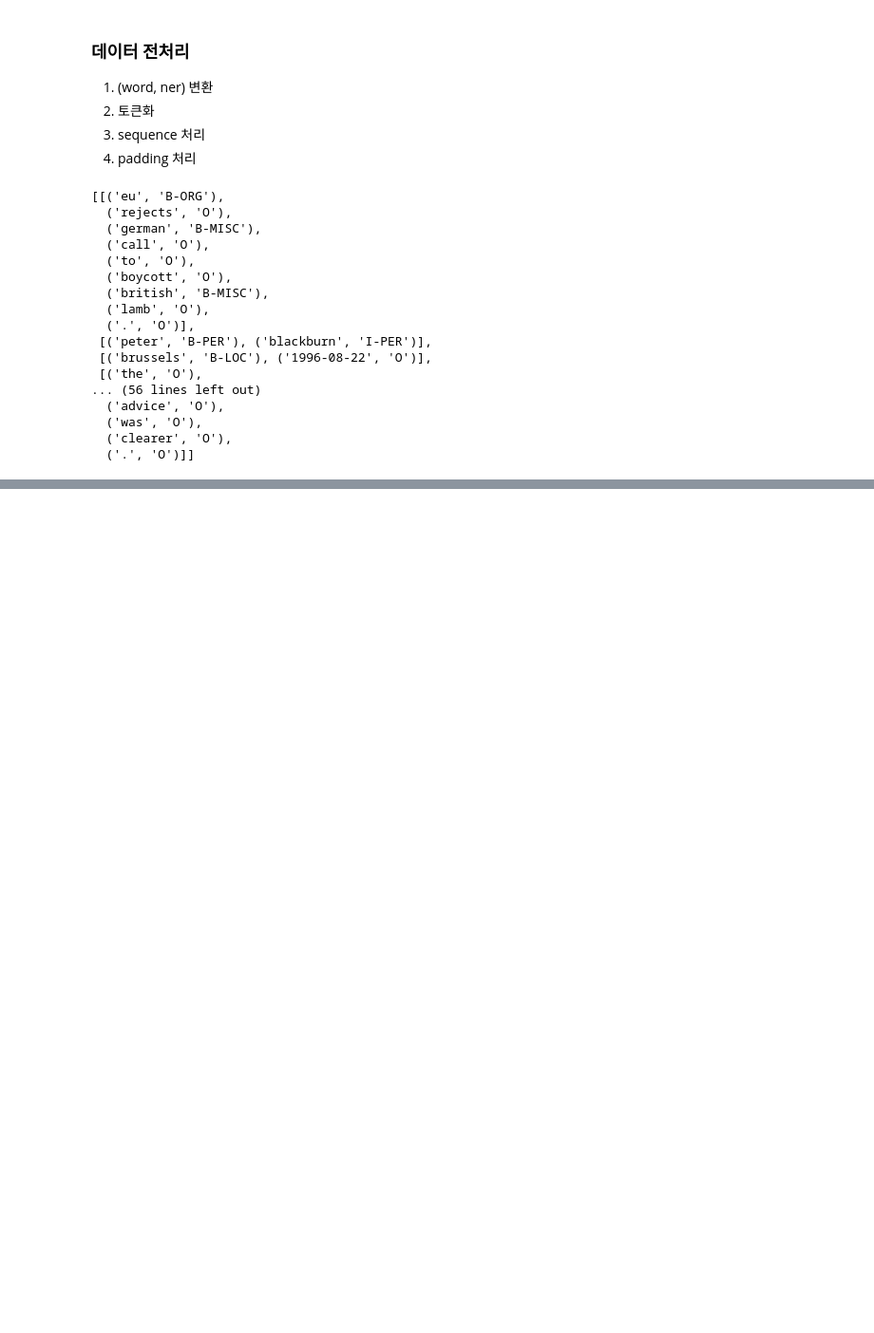
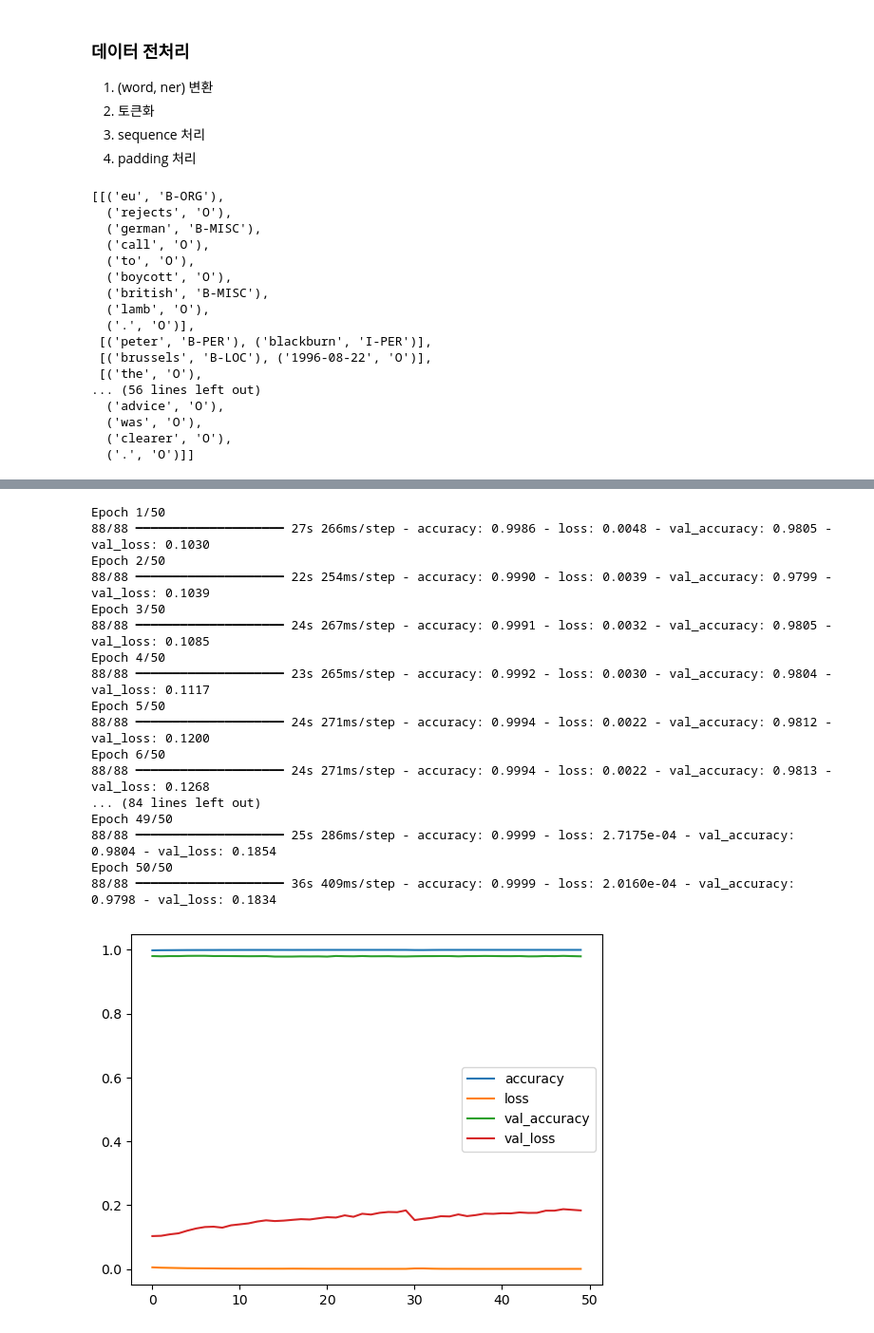
Before and after one commit to yugyeongh/encore_skn11, a Jupyter notebook: 07_nlp/05_text_classification/04_ner.ipynb, the cells around one changed output, grey strips where cells are left out. Shown at 95% size. Saved outputs shown, nothing was run; the diff lists cells and outputs as text; code cells hidden in the pictures; blank space fills up the shorter version.

```diff
--- a/07_nlp/05_text_classification/04_ner.ipynb
+++ b/07_nlp/05_text_classification/04_ner.ipynb
@@ -69,0 +111,8 @@ train_tagged_sents[:5]
+# %%
+tag_tokenizer = Tokenizer()
+tag_tokenizer.fit_on_texts(train_labels)
+
+y_train = tag_tokenizer.texts_to_sequences(train_labels)
+y_train = pad_sequences(y_train, maxlen=MAX_LEN, padding='pre', truncating='pre')
+
+tag_tokenizer.index_word
@@ -69,0 +137,15 @@ train_tagged_sents[:5]
+# %%
+from tensorflow.keras import layers, models
+
+EMBED_DIM = 100
+LATENET_DIM = 256
+TAG_SIZE = len(tag_tokenizer.word_index)
+
+input = layers.Input(shape=(MAX_LEN,))
+x = layers.Embedding(VOCAB_SIZE + 1, EMBED_DIM)(input)          # 은닉층의 개수만큼 만들어줌
+lstm = layers.LSTM(LATENET_DIM, return_sequences=True)          # ner 태깅을 전부 확인할거라 True 설정
+x = layers.Bidirectional(lstm)(x)                               # lstm을 양방향(순방향, 역방향)으로 돌게 해줌
+output = layers.Dense(TAG_SIZE + 1, activation='softmax')(x)    # Dense 레이어를 통과시킴 # 위에서 padding 처리해서 tag_size에 +1을 함 # 여러 개의 라벨 중 하나로 추론할 예정이기 때문에 활성화함수는 소프트맥스로
+
+model = models.Model(input, output)
+model.summary()                         # 모델의 요약
@@ -69,0 +168,36 @@ train_tagged_sents[:5]
+# %%
+model.compile(
+    loss='sparse_categorical_crossentropy',
+    optimizer='adam',
+    metrics=['accuracy']
+)
+
+history = model.fit(
+    X_train,
+    y_train,
+    batch_size=128,
+    epochs=50,
+    validation_split=0.2
+)
+
+pd.DataFrame(history.history).plot()
+plt.show()
+# %% [output]
+Epoch 1/50
+88/88 ━━━━━━━━━━━━━━━━━━━━ 27s 266ms/step - accuracy: 0.9986 - loss: 0.0048 - val_accuracy: 0.9805 - val_loss: 0.1030
+Epoch 2/50
+88/88 ━━━━━━━━━━━━━━━━━━━━ 22s 254ms/step - accuracy: 0.9990 - loss: 0.0039 - val_accuracy: 0.9799 - val_loss: 0.1039
+Epoch 3/50
+88/88 ━━━━━━━━━━━━━━━━━━━━ 24s 267ms/step - accuracy: 0.9991 - loss: 0.0032 - val_accuracy: 0.9805 - val_loss: 0.1085
+Epoch 4/50
+88/88 ━━━━━━━━━━━━━━━━━━━━ 23s 265ms/step - accuracy: 0.9992 - loss: 0.0030 - val_accuracy: 0.9804 - val_loss: 0.1117
+Epoch 5/50
+88/88 ━━━━━━━━━━━━━━━━━━━━ 24s 271ms/step - accuracy: 0.9994 - loss: 0.0022 - val_accuracy: 0.9812 - val_loss: 0.1200
+Epoch 6/50
+88/88 ━━━━━━━━━━━━━━━━━━━━ 24s 271ms/step - accuracy: 0.9994 - loss: 0.0022 - val_accuracy: 0.9813 - val_loss: 0.1268
+... (84 lines left out)
+Epoch 49/50
+88/88 ━━━━━━━━━━━━━━━━━━━━ 25s 286ms/step - accuracy: 0.9999 - loss: 2.7175e-04 - val_accuracy: 0.9804 - val_loss: 0.1854
+Epoch 50/50
+88/88 ━━━━━━━━━━━━━━━━━━━━ 36s 409ms/step - accuracy: 0.9999 - loss: 2.0160e-04 - val_accuracy: 0.9798 - val_loss: 0.1834
+[figure, added]
```
Also changed, not shown: parts of 15 cells of this notebook, 5 other files.
